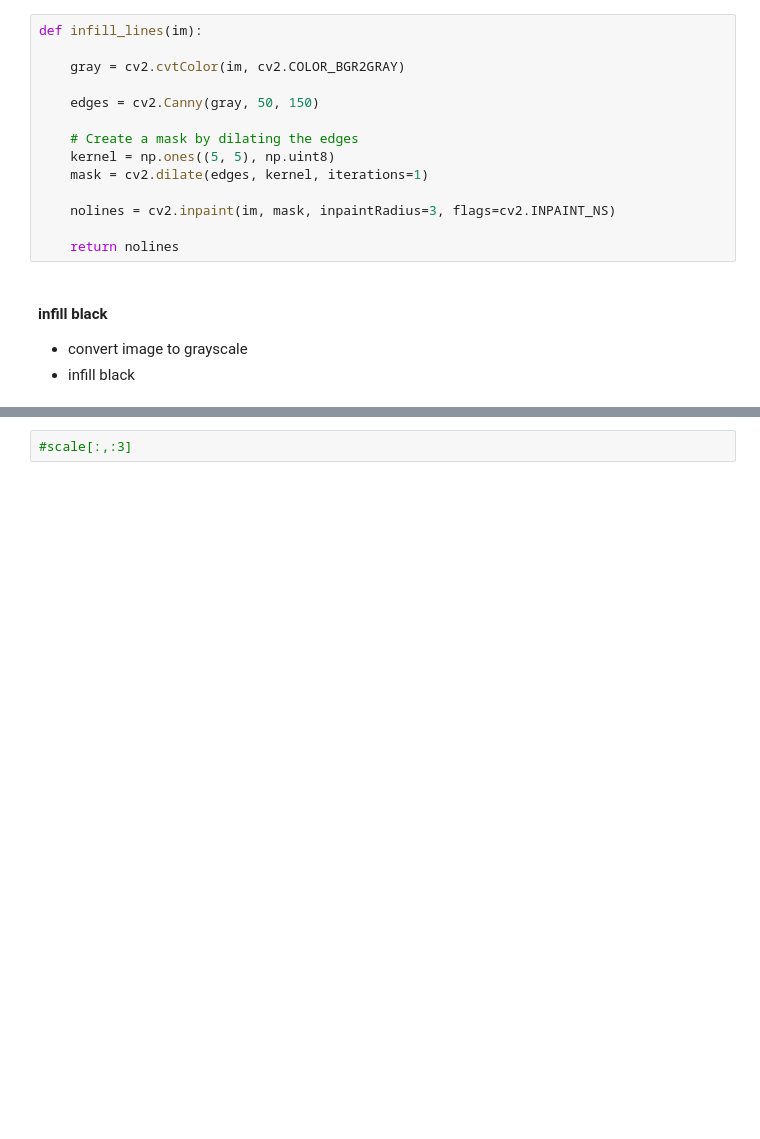
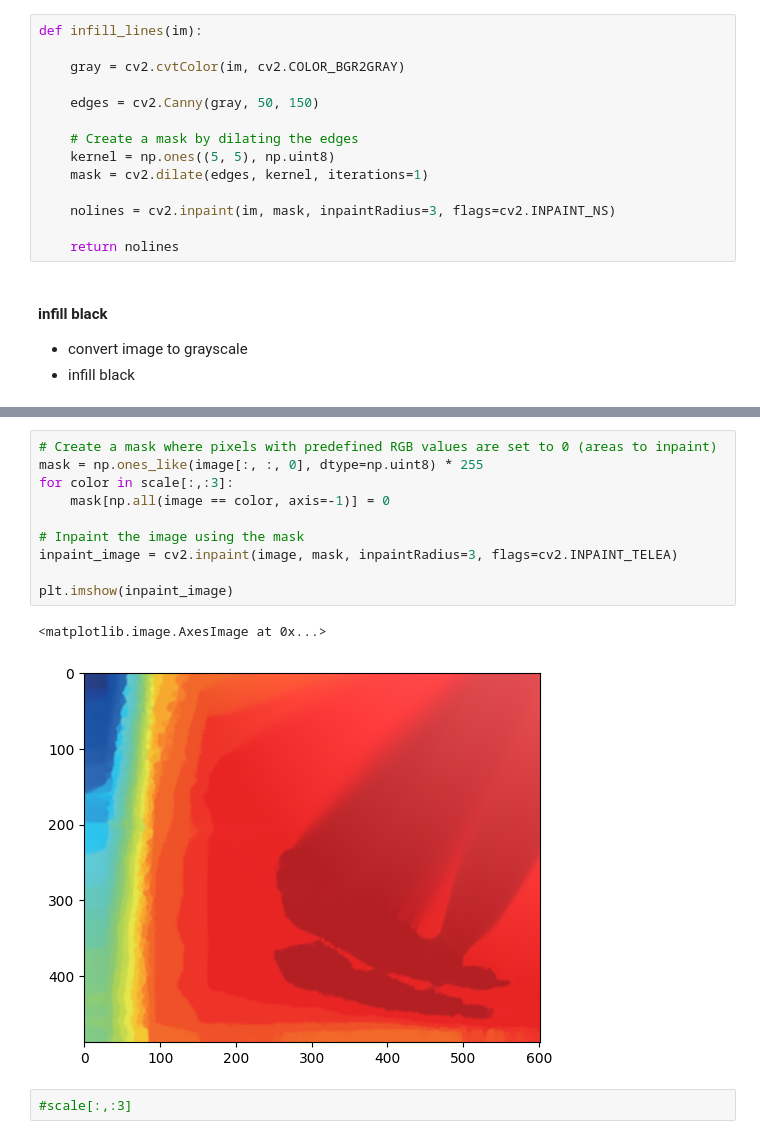
Before and after one commit to BenStevensPS/graph-digitizer, a Jupyter notebook: poc.ipynb, the cells around one changed output, grey strips where cells are left out. Cells and saved outputs as stored; diff of their text form; blank space fills up the shorter version.

```diff
--- a/poc.ipynb
+++ b/poc.ipynb
@@ -113,3 +175,16 @@ def infill_black(im):
+# %%
+# Create a mask where pixels with predefined RGB values are set to 0 (areas to inpaint)
+mask = np.ones_like(image[:, :, 0], dtype=np.uint8) * 255
+for color in scale[:,:3]:
+    mask[np.all(image == color, axis=-1)] = 0
+
+# Inpaint the image using the mask
+inpaint_image = cv2.inpaint(image, mask, inpaintRadius=3, flags=cv2.INPAINT_TELEA)
+
+plt.imshow(inpaint_image)
+# %% [output]
+<matplotlib.image.AxesImage at 0x...>
+[figure, added]
 # %%
 #scale[:,:3]
 # %% [markdown]
```
Also changed, not shown: parts of 25 cells of this notebook.
